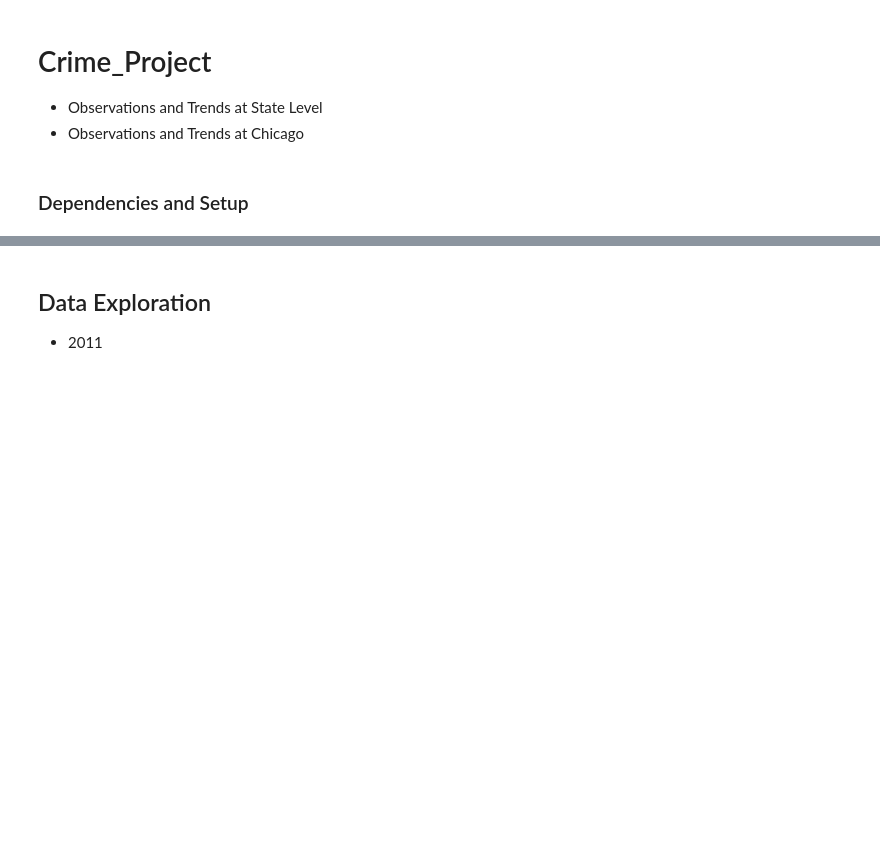
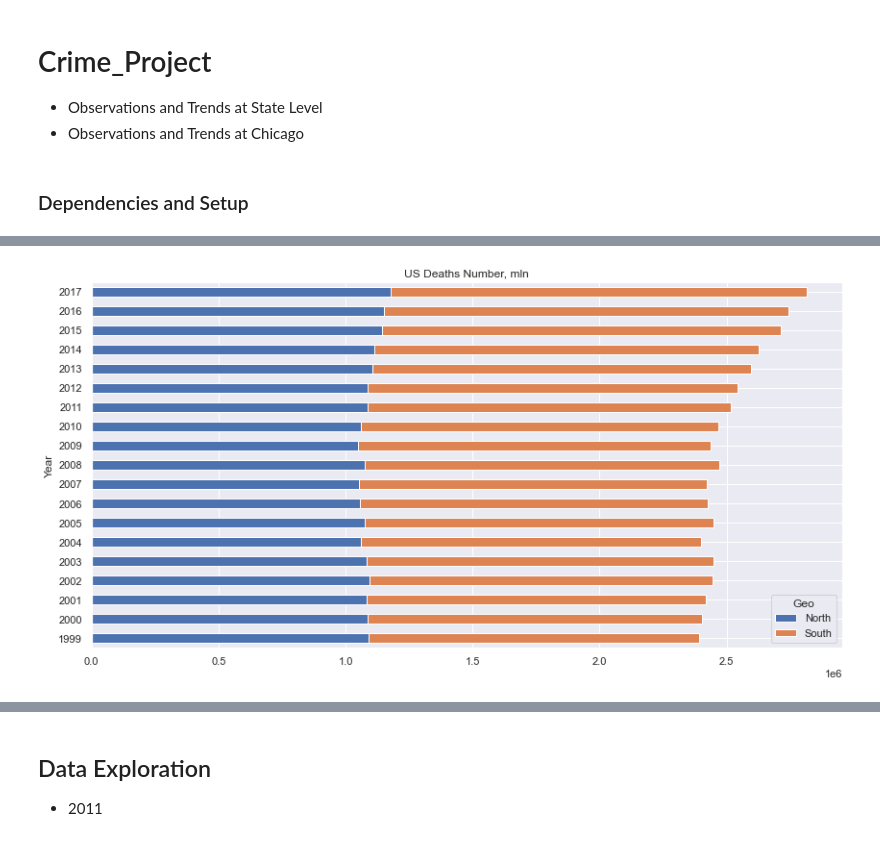
Before and after one commit to OlegRyzhkov2020/API-challenge, a Jupyter notebook: CrimePy_Project/_main_analysis.ipynb, the cells around one changed output, grey strips where cells are left out. Drawn from its saved outputs; the diff is of its cells as text; code cells hidden in the pictures; blank space fills up the shorter version.

```diff
--- a/CrimePy_Project/_main_analysis.ipynb
+++ b/CrimePy_Project/_main_analysis.ipynb
@@ -13,6 +13,17 @@ sns.set()
 
 pd.set_option('display.max_colwidth', 30)
 pd.options.display.float_format = '{:,.2f}'.format
+# %%
+def geo_state(df):
+    northen_states_list = ['Alaska', 'Connecticut', 'Idaho', 'Illinois', 'Indiana', 'Iowa', 'Maine', 'Massachusetts',
+                       'Michigan', 'Minnesota', 'Missouri', 'Nebraska', 'New Hampshire', 'New Jersey',
+                       'New York', 'North Dakota', 'Ohio', 'Oregon', 'Pennsylvania', 'Rhode Island', 'South Dakota',
+                       'Vermont', 'Wisconsin', 'Wyoming']
+    df['Geo']='South'
+    for row in df.itertuples():
+        if row.State in northen_states_list:
+            df.loc[row.Index, 'Geo'] = 'North'
+    return df
 # %% [markdown]
 ### Import DataSets for Analysis
 * states_total.csv (generated by api request: census_states.ipynb, source of data: census.org)
@@ -68,0 +85,7 @@ states_data
+# %%
+states_deaths_plot = states_deaths_tot.filter(['All causes'])
+states_deaths_plot = states_deaths_plot.groupby([states_deaths_plot.index.get_level_values(0),
+                          states_deaths_tot.index.get_level_values(1)])['All causes'].sum()
+_=states_deaths_plot.unstack().plot(kind='barh', stacked=True, title="US Deaths Number, mln", figsize=(14, 7))
+# %% [output]
+[figure, added]
```
Also changed, not shown: parts of 15 cells of this notebook, 6 other files.
